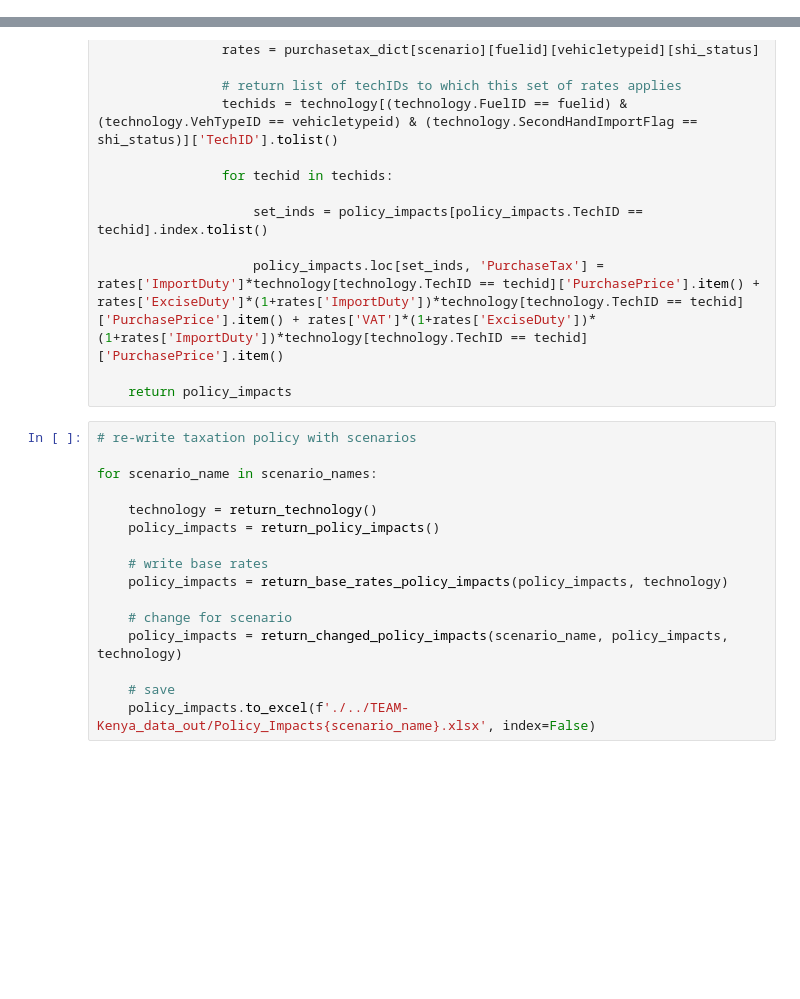
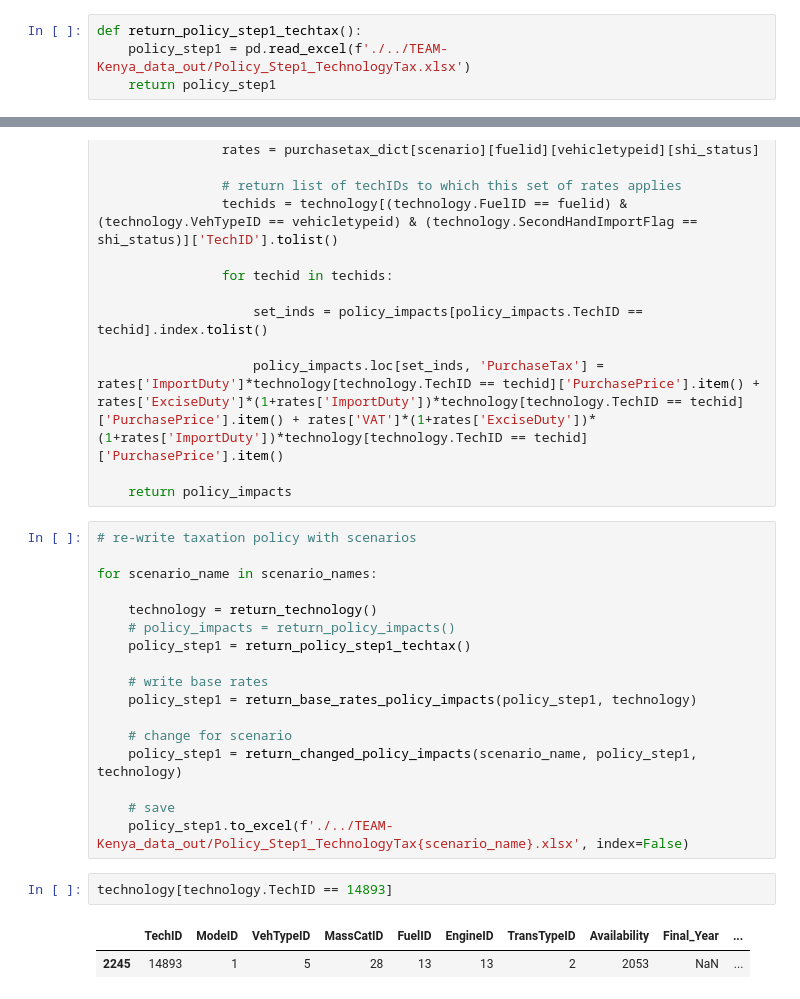
Before and after one commit to jamesjhdixon/TEAM-Kenya, a Jupyter notebook: scenarios/translate_techsubsidies_to_technology.ipynb, the cells around one changed output, grey strips where cells are left out. Cells and saved outputs as stored; diff of their text form; blank space fills up the shorter version.

```diff
--- a/scenarios/translate_techsubsidies_to_technology.ipynb
+++ b/scenarios/translate_techsubsidies_to_technology.ipynb
@@ -13,6 +15,10 @@ def return_technology():
 def return_policy_impacts():
     policy_impacts = pd.read_excel(f'./../TEAM-Kenya_data_out/Policy_Impacts.xlsx')
     return policy_impacts
+# %%
+def return_policy_step1_techtax():
+    policy_step1 = pd.read_excel(f'./../TEAM-Kenya_data_out/Policy_Step1_TechnologyTax.xlsx')
+    return policy_step1
 # %%
 def return_base_rates_policy_impacts(policy_impacts, technology, base_rates={'ImportDuty': 0.25, 'ExciseDuty': 0.2, 'VAT': 0.16}):
 
@@ -85,13 +91,19 @@ def return_changed_policy_impacts(scenario, policy_impacts, technology):
 for scenario_name in scenario_names:
 
     technology = return_technology()
-    policy_impacts = return_policy_impacts()
+    # policy_impacts = return_policy_impacts()
+    policy_step1 = return_policy_step1_techtax()
 
     # write base rates
-    policy_impacts = return_base_rates_policy_impacts(policy_impacts, technology)
+    policy_step1 = return_base_rates_policy_impacts(policy_step1, technology)
 
     # change for scenario
-    policy_impacts = return_changed_policy_impacts(scenario_name, policy_impacts, technology)
+    policy_step1 = return_changed_policy_impacts(scenario_name, policy_step1, technology)
 
     # save
-    policy_impacts.to_excel(f'./../TEAM-Kenya_data_out/Policy_Impacts{scenario_name}.xlsx', index=False)
+    policy_step1.to_excel(f'./../TEAM-Kenya_data_out/Policy_Step1_TechnologyTax{scenario_name}.xlsx', index=False)
+# %%
+technology[technology.TechID == 14893]
+# %% [output]
+|  | TechID | ModeID | VehTypeID | MassCatID | FuelID | EngineID | TransTypeID | Availability | Final_Year | ... |
+| 2245 | 14893 | 1 | 5 | 28 | 13 | 13 | 2 | 2053 | NaN | ... |
```
Also changed, not shown: parts of 1 cell of this notebook, 57 other files.
